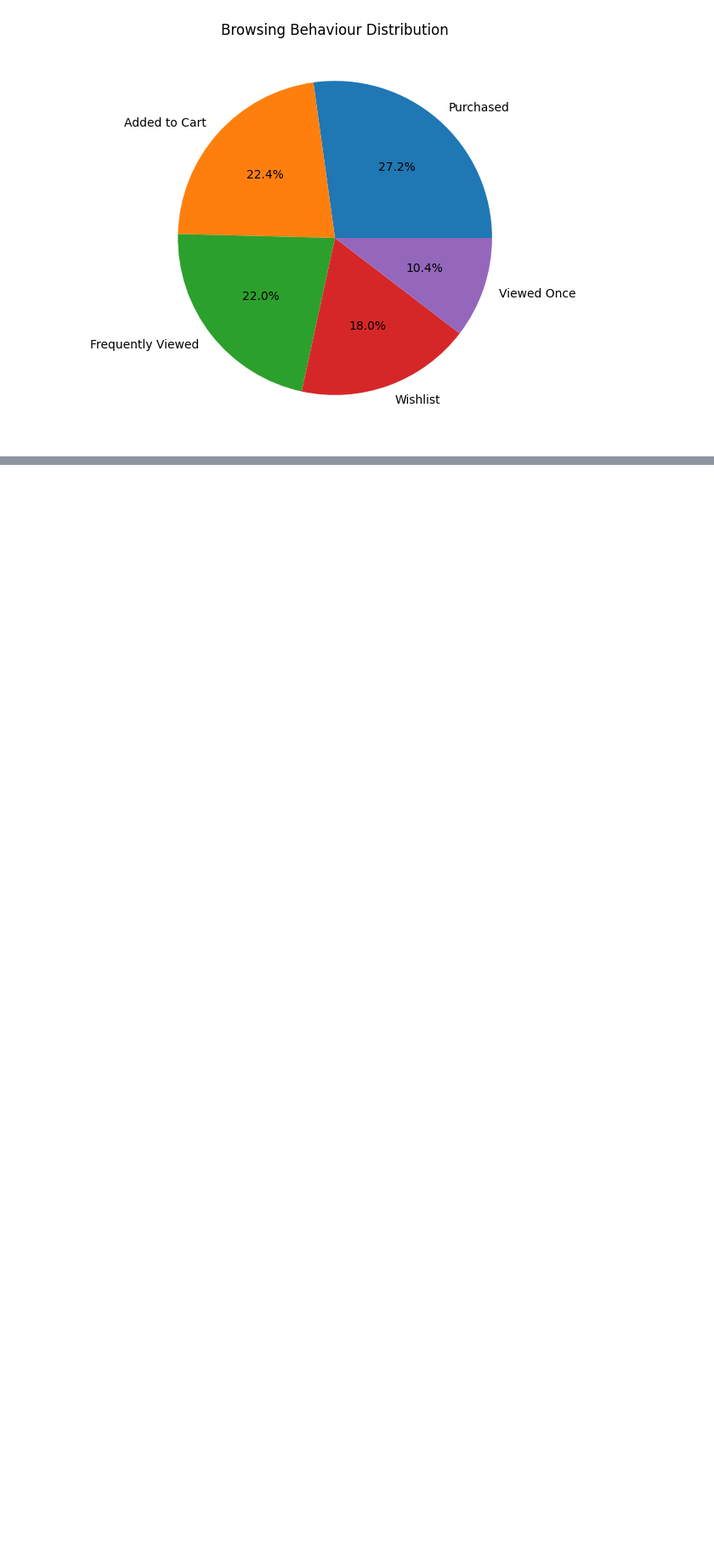
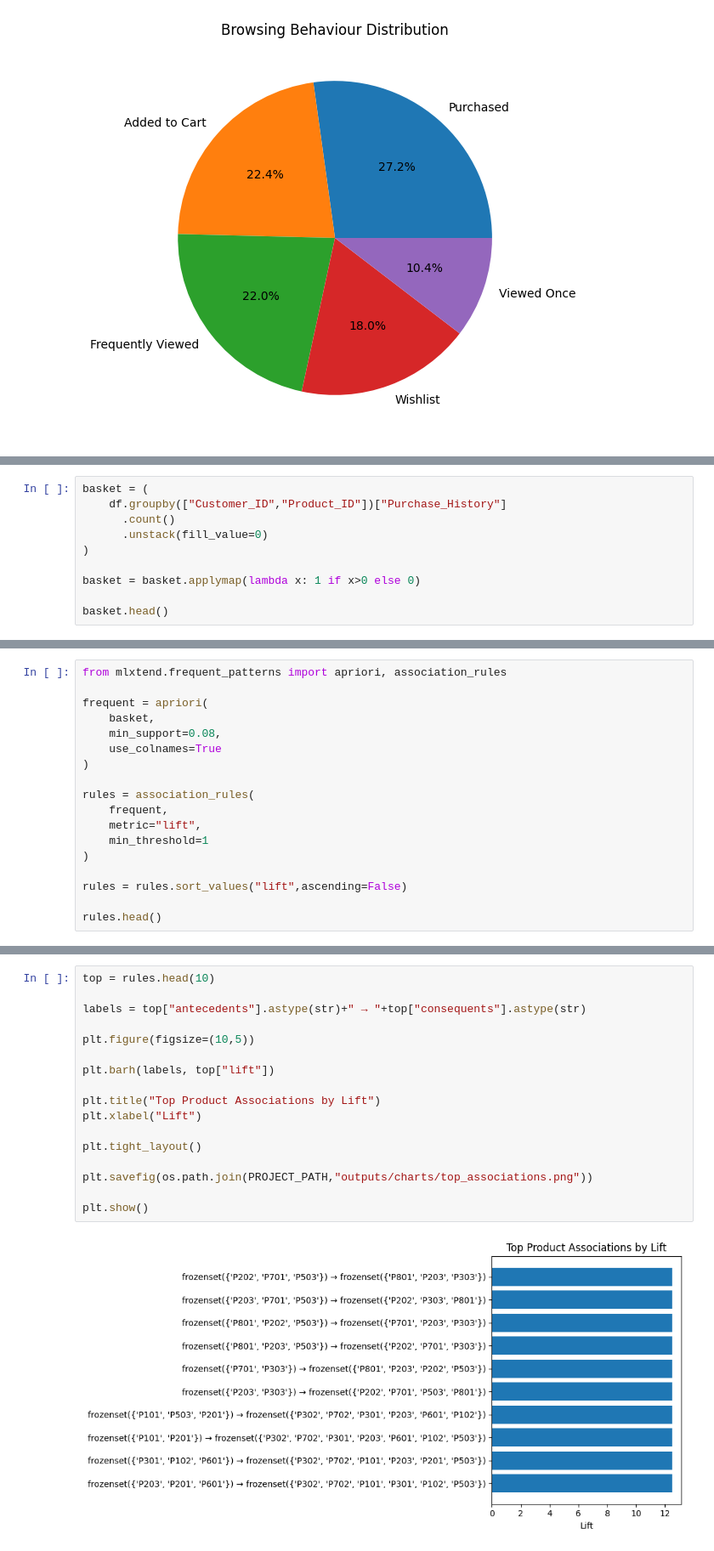
Before and after one commit to Rukshana-S/ecommerce-product-recommendation-knn, a Jupyter notebook: Ecommerce_Product_Recommendation.ipynb, the cells around one changed output, grey strips where cells are left out. Shown at 85% size. Drawn from its saved outputs; the diff is of its cells as text; blank space fills up the shorter version.

Commit message:
Add product association visualization

```diff
--- a/Ecommerce_Product_Recommendation.ipynb
+++ b/Ecommerce_Product_Recommendation.ipynb
@@ -115,0 +139,10 @@ plt.show()
+# %%
+basket = (
+    df.groupby(["Customer_ID","Product_ID"])["Purchase_History"]
+      .count()
+      .unstack(fill_value=0)
+)
+
+basket = basket.applymap(lambda x: 1 if x>0 else 0)
+
+basket.head()
@@ -115,0 +158,18 @@ plt.show()
+# %%
+from mlxtend.frequent_patterns import apriori, association_rules
+
+frequent = apriori(
+    basket,
+    min_support=0.08,
+    use_colnames=True
+)
+
+rules = association_rules(
+    frequent,
+    metric="lift",
+    min_threshold=1
+)
+
+rules = rules.sort_values("lift",ascending=False)
+
+rules.head()
@@ -115,0 +188,19 @@ plt.show()
+# %%
+top = rules.head(10)
+
+labels = top["antecedents"].astype(str)+" → "+top["consequents"].astype(str)
+
+plt.figure(figsize=(10,5))
+
+plt.barh(labels, top["lift"])
+
+plt.title("Top Product Associations by Lift")
+plt.xlabel("Lift")
+
+plt.tight_layout()
+
+plt.savefig(os.path.join(PROJECT_PATH,"outputs/charts/top_associations.png"))
+
+plt.show()
+# %% [output]
+[figure, added]
```
Also changed, not shown: parts of 4 cells of this notebook.
